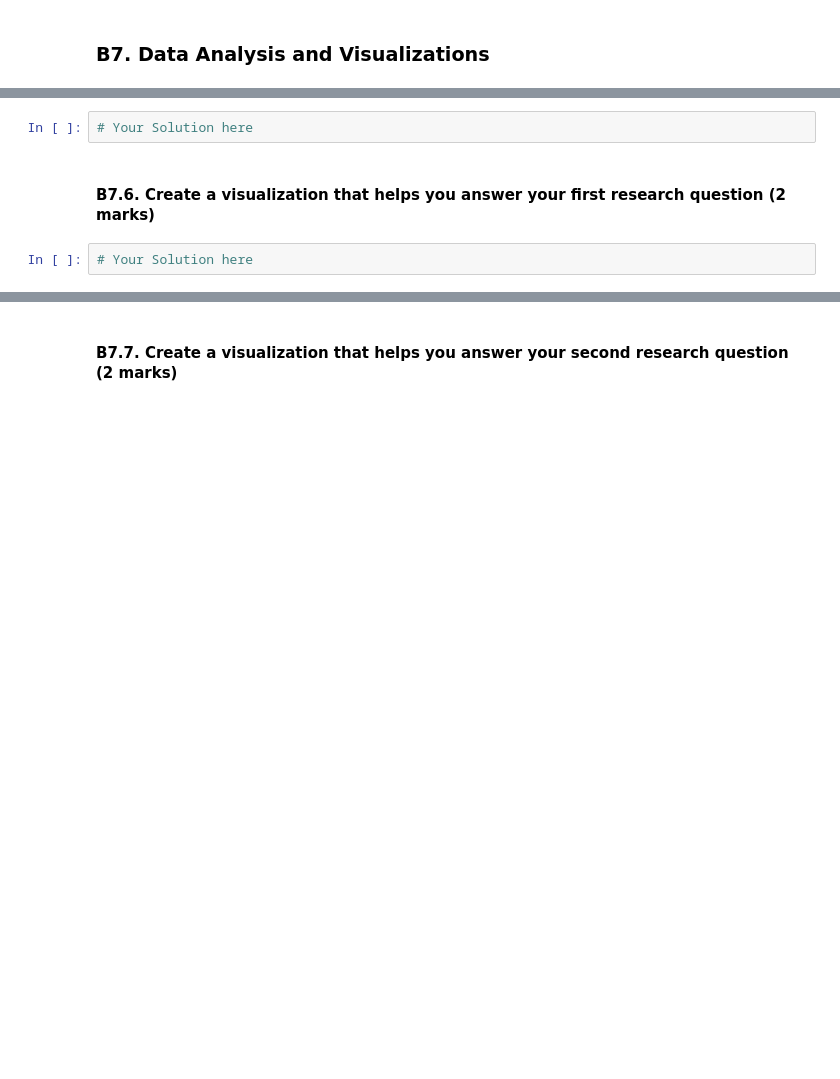
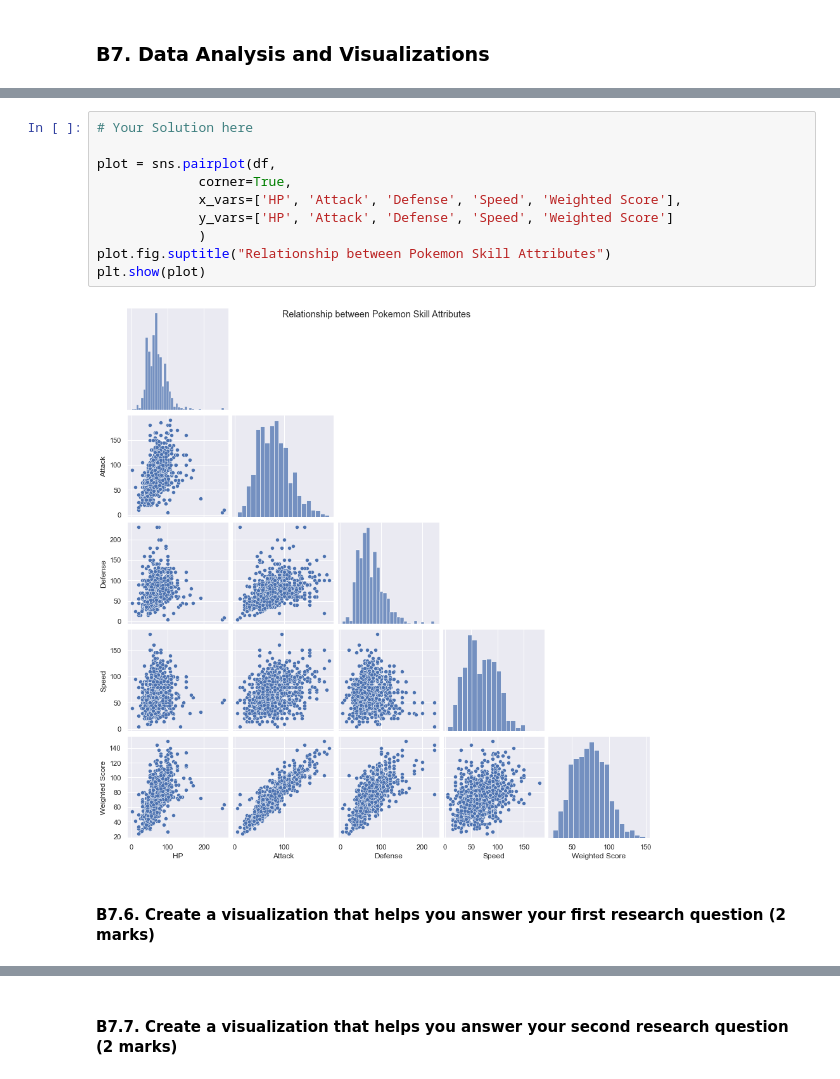
Before and after one commit to keyvankhademi/data301-lab6-keyvankhademi, a Jupyter notebook: lab6.ipynb, the cells around one changed output, grey strips where cells are left out. Drawn from its saved outputs; the diff is of its cells as text; blank space fills up the shorter version.

```diff
--- a/lab6.ipynb
+++ b/lab6.ipynb
@@ -346,9 +395,17 @@ Here is the goal:
 Here is the goal:
 
 <img src="pairplot.png" width="350px">
-# %%
-# Your Solution here
+# %%
+# Your Solution here
+
+plot = sns.pairplot(df,
+             corner=True,
+             x_vars=['HP', 'Attack', 'Defense', 'Speed', 'Weighted Score'],
+             y_vars=['HP', 'Attack', 'Defense', 'Speed', 'Weighted Score']
+             )
+plot.fig.suptitle("Relationship between Pokemon Skill Attributes")
+plt.show(plot)
+# %% [output]
+[figure, added]
 # %% [markdown]
 #### B7.6. Create a visualization that helps you answer your first research question (2 marks)
-# %%
-# Your Solution here
```
Also changed, not shown: parts of 19 cells of this notebook.
